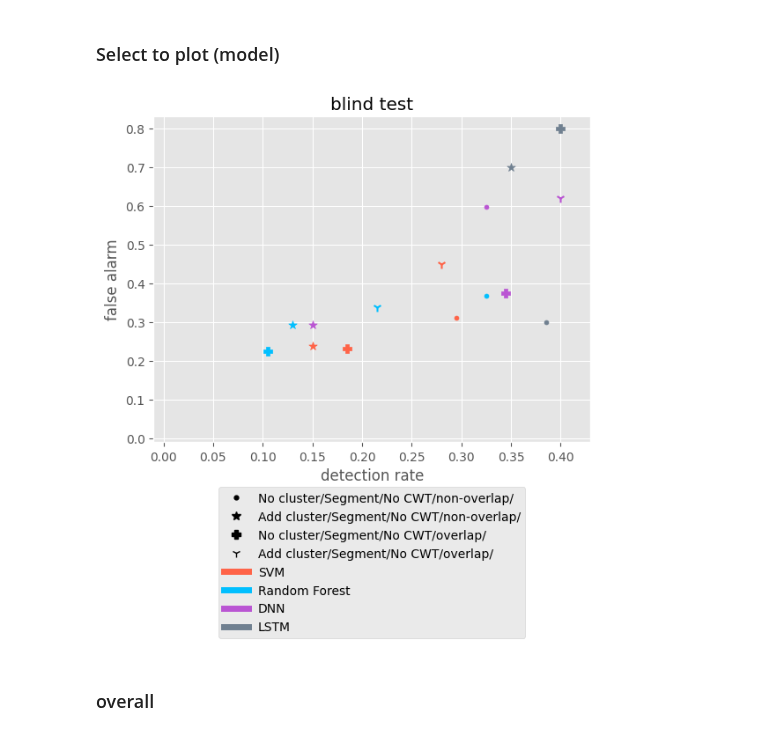
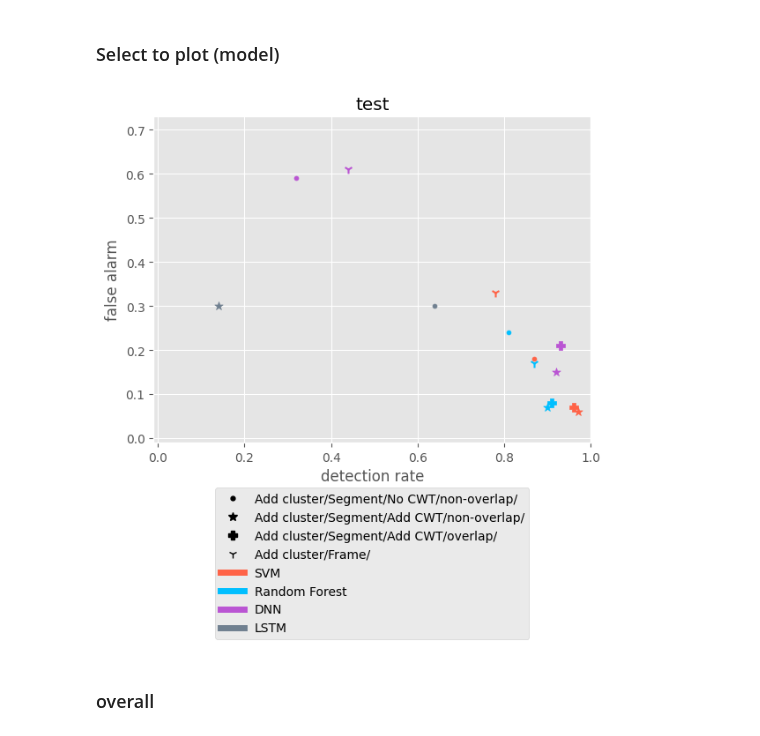
Before and after one commit to IS-Howard/final, a Jupyter notebook: result_ananlysis2.ipynb, the cells around one changed output. Drawn from its saved outputs; the diff is of its cells as text; code cells hidden in the pictures.

```diff
--- a/result_ananlysis2.ipynb
+++ b/result_ananlysis2.ipynb
@@ -229,8 +230,8 @@ plt.savefig(save_root+cmp_titles[compare]+'_'+axess[s]+'_'+str(i+1)+'.png', bbox
 ### select to plot (cluster,cwt,window)
 # %%
 # compare
-compare = 3 # 0 cluster, 2 cwt, 3 window
-sel = [0,2,3,7,13]
+compare = 0 # 0 cluster, 2 cwt, 3 window
+sel = [4,11,12,13,16]
 i = 1 # te tt
 
 # axes
@@ -314,12 +315,13 @@ plt.ylabel('false alarm')
 # plt.legend(loc='upper center', bbox_to_anchor=(0.5,-0.12), fancybox=True)
 legs = []
 for v in range(len(sel)):
-    c=ntocls(names[0][v])
+    c=ntocls(names[0][sel[v]])
     leg = clstolegend(c, compare)
     legs.append(Line2D([], [], color='black', marker=markers[v], linestyle='None', markersize=7, label=leg))
 legs.append(Line2D([0], [0], color=colors[0], lw=5, label=legends[compare][0]))
 legs.append(Line2D([0], [0], color=colors[1], lw=5, label=legends[compare][1]))
 plt.legend(handles=legs, loc='upper center', bbox_to_anchor=(0.5,-0.12), fancybox=True)
 
-plt.savefig(save_root+cmp_titles[compare]+'_'+'FA&DR'+'_'+str(i+1)+'.png', bbox_inches="tight")
+if save_root:
+    plt.savefig(save_root+cmp_titles[compare]+'_'+'FA&DR'+'_'+str(i+1)+'.png', bbox_inches="tight")
 # %% [output]
@@ -482,12 +485,13 @@ plt.ylabel('false alarm')
 # plt.legend(loc='upper center', bbox_to_anchor=(0.5,-0.12), fancybox=True)
 legs = []
 for v in range(len(sel)):
-    c=ntocls(names[0][v])
+    c=ntocls(names[0][sel[v]])
     leg = clstolegend(c, 1)
     legs.append(Line2D([], [], color='black', marker=markers[v], linestyle='None', markersize=7, label=leg))
 legs.append(Line2D([0], [0], color=colors[0], lw=5, label='frame'))
 legs.append(Line2D([0], [0], color=colors[1], lw=5, label='segment'))
 plt.legend(handles=legs, loc='upper center', bbox_to_anchor=(0.5,-0.12), fancybox=True)
 
-plt.savefig(save_root+'FOS'+'_'+'FA&DR'+'_'+str(i+1)+'.png', bbox_inches="tight")
+if save_root:
+    plt.savefig(save_root+'FOS'+'_'+'FA&DR'+'_'+str(i+1)+'.png', bbox_inches="tight")
 # %% [output]
@@ -585,8 +590,8 @@ plt.savefig(save_root+'Model'+'_'+axess[s]+'_'+str(i+1)+'.png', bbox_inches="tig
 # %% [markdown]
 ### Select to plot (model)
 # %%
-i = 1 # te tt
-sel = [1,4,6,9]
+i = 0 # te tt
+sel = [1,5,7,9]
 
 # axes
 axes = ['Accuracy', 'False Alerm', 'Detection Rate']
@@ -639,36 +644,37 @@ if sel:
     x = x[:,sel]
 
 colors = ['tomato','deepskyblue','mediumorchid','slategray']
 markers = ['.','*','P','1','s','X','D','^','p']
 for cc in range(4):
     for ss in range(len(sel)):
         # c=ntocls(names[cc][ss])
         # leg = clstolegend(c)
         # plt.scatter(x[cc][ss],y[cc][ss], color=colors[cc], marker=markers[ss], s=50, label=leg)
         if cc==3 and sel[ss]>6:
             continue
         plt.scatter(x[cc][ss],y[cc][ss], color=colors[cc], marker=markers[ss], s=50)
 
 plt.title(subtitles[i])
 plt.xlim(-0.01,np.max(x)+0.03)
 plt.xlabel('detection rate')
 plt.ylim(-0.01,np.max(y)+0.03)
 plt.ylabel('false alarm')
 # plt.legend(loc='upper center', bbox_to_anchor=(0.5,-0.12), fancybox=True)
 legs = []
 for v in range(len(sel)):
-    c=ntocls(names[0][v])
+    c=ntocls(names[0][sel[v]])
     leg = clstolegend(c, 4)
     legs.append(Line2D([], [], color='black', marker=markers[v], linestyle='None', markersize=7, label=leg))
 legs.append(Line2D([0], [0], color=colors[0], lw=5, label='SVM'))
 legs.append(Line2D([0], [0], color=colors[1], lw=5, label='Random Forest'))
 legs.append(Line2D([0], [0], color=colors[2], lw=5, label='DNN'))
 legs.append(Line2D([0], [0], color=colors[3], lw=5, label='LSTM'))
 plt.legend(handles=legs, loc='upper center', bbox_to_anchor=(0.5,-0.12), fancybox=True)
 
-plt.savefig(save_root+'Model'+'_'+'FA&DR'+'_'+str(i+1)+'.png', bbox_inches="tight")
+if save_root:
+    plt.savefig(save_root+'Model'+'_'+'FA&DR'+'_'+str(i+1)+'.png', bbox_inches="tight")
 # %% [output]
-[figure, old version]
+[figure, new version]
 # %% [markdown]
 ### overall
 # %%
```
Also changed, not shown: parts of 12 cells of this notebook.
